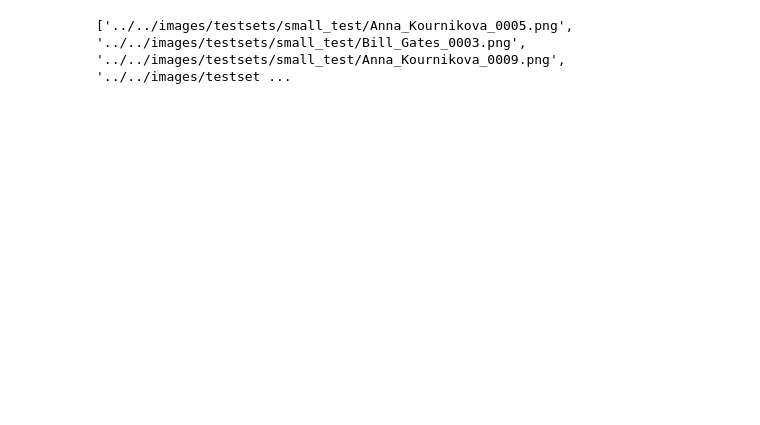
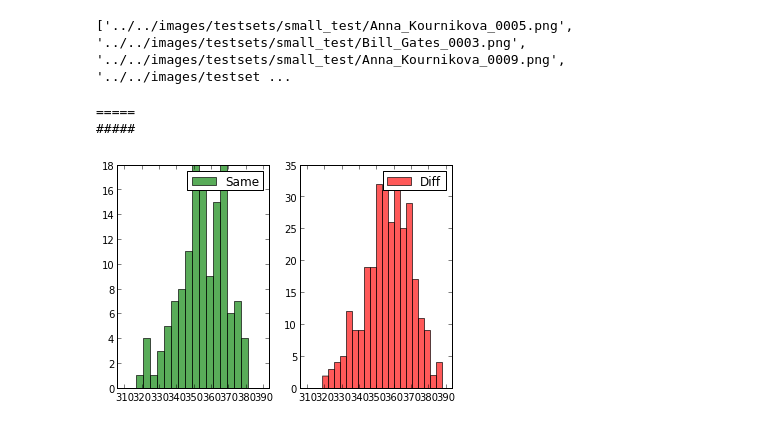
Before and after one commit to arnfred/Mirror-Match, a Jupyter notebook: code/descriptors/OpenCV-Evaluate.ipynb, the cells around one changed output. Cells and saved outputs as stored; diff of their text form; code cells hidden in the pictures; blank space fills up the shorter version.

```diff
--- a/code/descriptors/OpenCV-Evaluate.ipynb
+++ b/code/descriptors/OpenCV-Evaluate.ipynb
@@ -13,3 +13,10 @@ paths = [testset + f for (_,_,filenames) in os.walk(testset) for f in fnmatch.fi
 print(paths)
 # %% [output]
 ['../../images/testsets/small_test/Anna_Kournikova_0005.png', '../../images/testsets/small_test/Bill_Gates_0003.png', '../../images/testsets/small_test/Anna_Kournikova_0009.png', '../../images/testset ...
+# %%
+result = evaluate.imageToImage(paths, "SIFT", "SIFT")
+display.scoreHist(result)
+# %% [output]
+=====
+#####
+[figure, added]
```
Also changed, not shown: parts of 6 cells of this notebook, 4 other files.
